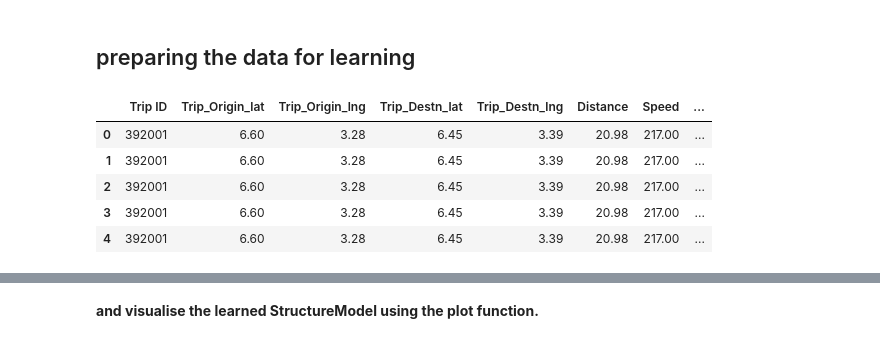
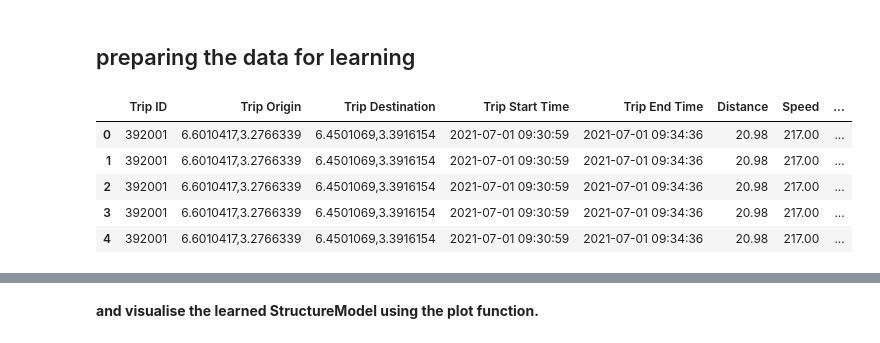
Before and after one commit to ekubay/Logistic-optimization, a Jupyter notebook: notebooks/causalGraphmodel.ipynb, the cells around one changed output, grey strips where cells are left out. Drawn from its saved outputs; the diff is of its cells as text; code cells hidden in the pictures.

```diff
--- a/notebooks/causalGraphmodel.ipynb
+++ b/notebooks/causalGraphmodel.ipynb
@@ -57,12 +70,4 @@ Image(viz.draw(format='png'))
 # %% [markdown]
 ## preparing the data for learning
 # %%
-df = pd.read_csv("../data/final_data.csv")
-df.head(5)
+df_tripOrder = pd.read_csv("../data/newCleanData.csv")
-# %% [output]
-|  | Trip ID | Trip_Origin_lat | Trip_Origin_lng | Trip_Destn_lat | Trip_Destn_lng | Distance | Speed | ... |
-| 0 | 392001 | 6.60 | 3.28 | 6.45 | 3.39 | 20.98 | 217.00 | ... |
-| 1 | 392001 | 6.60 | 3.28 | 6.45 | 3.39 | 20.98 | 217.00 | ... |
-| 2 | 392001 | 6.60 | 3.28 | 6.45 | 3.39 | 20.98 | 217.00 | ... |
-| 3 | 392001 | 6.60 | 3.28 | 6.45 | 3.39 | 20.98 | 217.00 | ... |
-| 4 | 392001 | 6.60 | 3.28 | 6.45 | 3.39 | 20.98 | 217.00 | ... |
@@ -68,0 +78,9 @@ df.head(5)
+# %%
+df_tripOrder.head()
+# %% [output]
+|  | Trip ID | Trip Origin | Trip Destination | Trip Start Time | Trip End Time | Distance | Speed | ... |
+| 0 | 392001 | 6.6010417,3.2766339 | 6.4501069,3.3916154 | 2021-07-01 09:30:59 | 2021-07-01 09:34:36 | 20.98 | 217.00 | ... |
+| 1 | 392001 | 6.6010417,3.2766339 | 6.4501069,3.3916154 | 2021-07-01 09:30:59 | 2021-07-01 09:34:36 | 20.98 | 217.00 | ... |
+| 2 | 392001 | 6.6010417,3.2766339 | 6.4501069,3.3916154 | 2021-07-01 09:30:59 | 2021-07-01 09:34:36 | 20.98 | 217.00 | ... |
+| 3 | 392001 | 6.6010417,3.2766339 | 6.4501069,3.3916154 | 2021-07-01 09:30:59 | 2021-07-01 09:34:36 | 20.98 | 217.00 | ... |
+| 4 | 392001 | 6.6010417,3.2766339 | 6.4501069,3.3916154 | 2021-07-01 09:30:59 | 2021-07-01 09:34:36 | 20.98 | 217.00 | ... |
```
Also changed, not shown: parts of 28 cells of this notebook.
